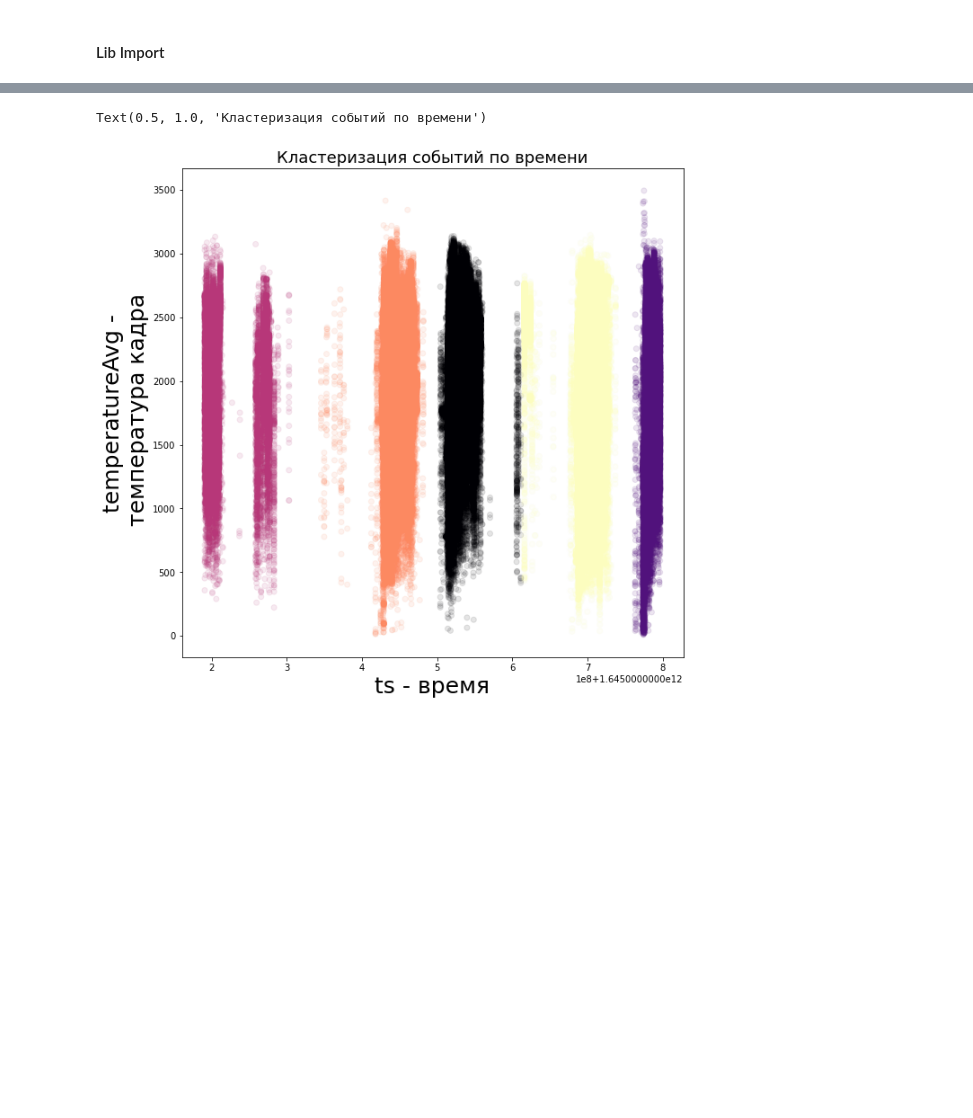
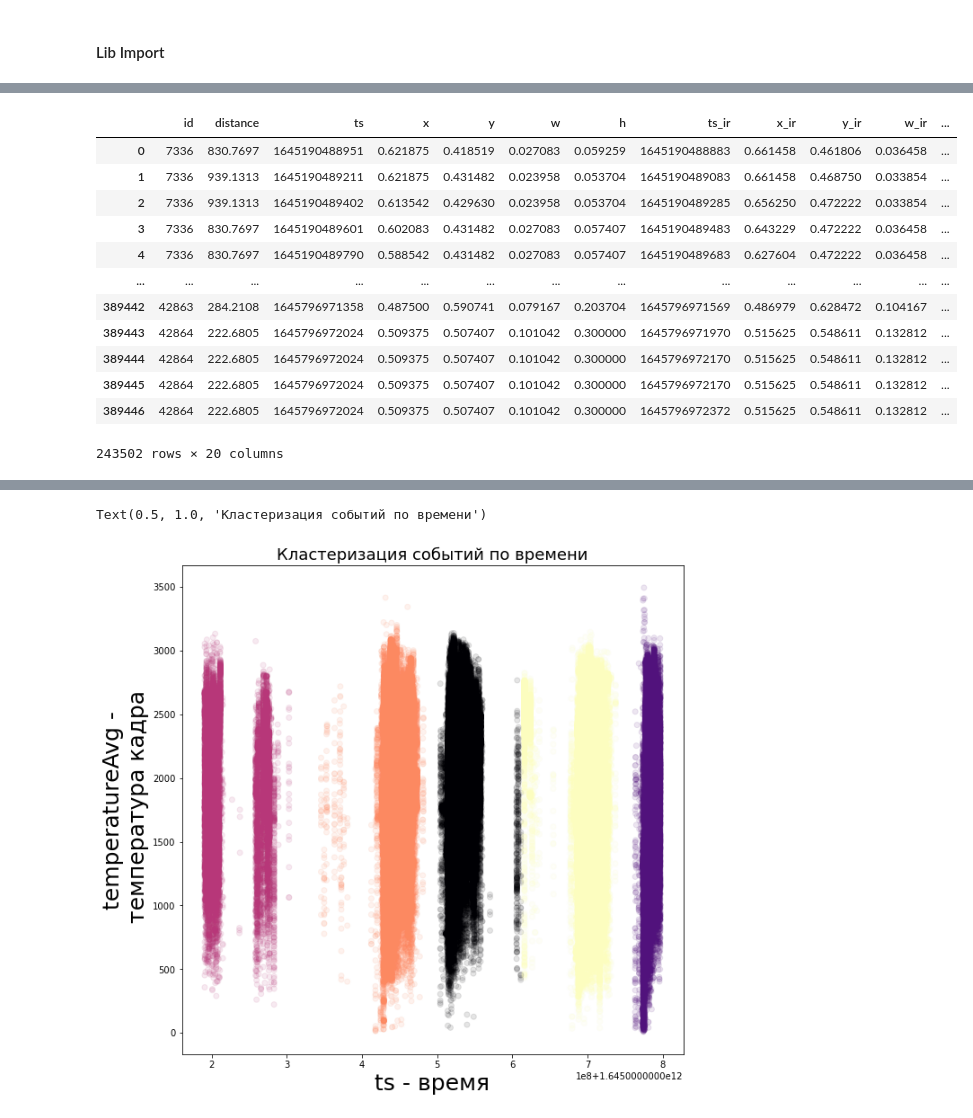
Before and after one commit to enotbeta/thermal-diplom, a Jupyter notebook: Main script.ipynb, the cells around one changed output, grey strips where cells are left out. Cells and saved outputs as stored; diff of their text form; code cells hidden in the pictures; blank space fills up the shorter version.

```diff
--- a/Main script.ipynb
+++ b/Main script.ipynb
@@ -59,0 +45,16 @@ for item in unique:
+# %%
+data1
+# %% [output]
+|  | id | distance | ts | x | y | w | h | ts_ir | x_ir | y_ir | w_ir | ... |
+| 0 | 7336 | 830.7697 | 1645190488951 | 0.621875 | 0.418519 | 0.027083 | 0.059259 | 1645190488883 | 0.661458 | 0.461806 | 0.036458 | ... |
+| 1 | 7336 | 939.1313 | 1645190489211 | 0.621875 | 0.431482 | 0.023958 | 0.053704 | 1645190489083 | 0.661458 | 0.468750 | 0.033854 | ... |
+| 2 | 7336 | 939.1313 | 1645190489402 | 0.613542 | 0.429630 | 0.023958 | 0.053704 | 1645190489285 | 0.656250 | 0.472222 | 0.033854 | ... |
+| 3 | 7336 | 830.7697 | 1645190489601 | 0.602083 | 0.431482 | 0.027083 | 0.057407 | 1645190489483 | 0.643229 | 0.472222 | 0.036458 | ... |
+| 4 | 7336 | 830.7697 | 1645190489790 | 0.588542 | 0.431482 | 0.027083 | 0.057407 | 1645190489683 | 0.627604 | 0.472222 | 0.036458 | ... |
+| ... | ... | ... | ... | ... | ... | ... | ... | ... | ... | ... | ... | ... |
+| 389442 | 42863 | 284.2108 | 1645796971358 | 0.487500 | 0.590741 | 0.079167 | 0.203704 | 1645796971569 | 0.486979 | 0.628472 | 0.104167 | ... |
+| 389443 | 42864 | 222.6805 | 1645796972024 | 0.509375 | 0.507407 | 0.101042 | 0.300000 | 1645796971970 | 0.515625 | 0.548611 | 0.132812 | ... |
+| 389444 | 42864 | 222.6805 | 1645796972024 | 0.509375 | 0.507407 | 0.101042 | 0.300000 | 1645796972170 | 0.515625 | 0.548611 | 0.132812 | ... |
+| 389445 | 42864 | 222.6805 | 1645796972024 | 0.509375 | 0.507407 | 0.101042 | 0.300000 | 1645796972170 | 0.515625 | 0.548611 | 0.132812 | ... |
+| 389446 | 42864 | 222.6805 | 1645796972024 | 0.509375 | 0.507407 | 0.101042 | 0.300000 | 1645796972372 | 0.515625 | 0.548611 | 0.132812 | ... |
+243502 rows × 20 columns
```
Also changed, not shown: parts of 19 cells of this notebook, 19 other files.
